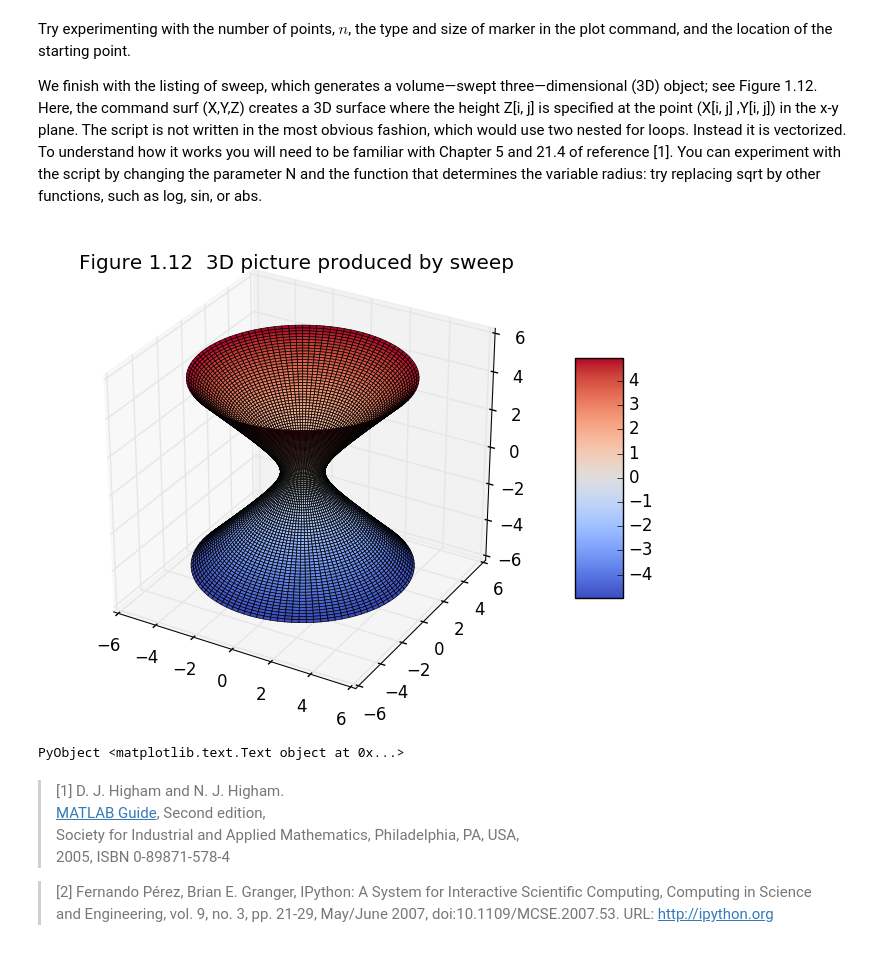
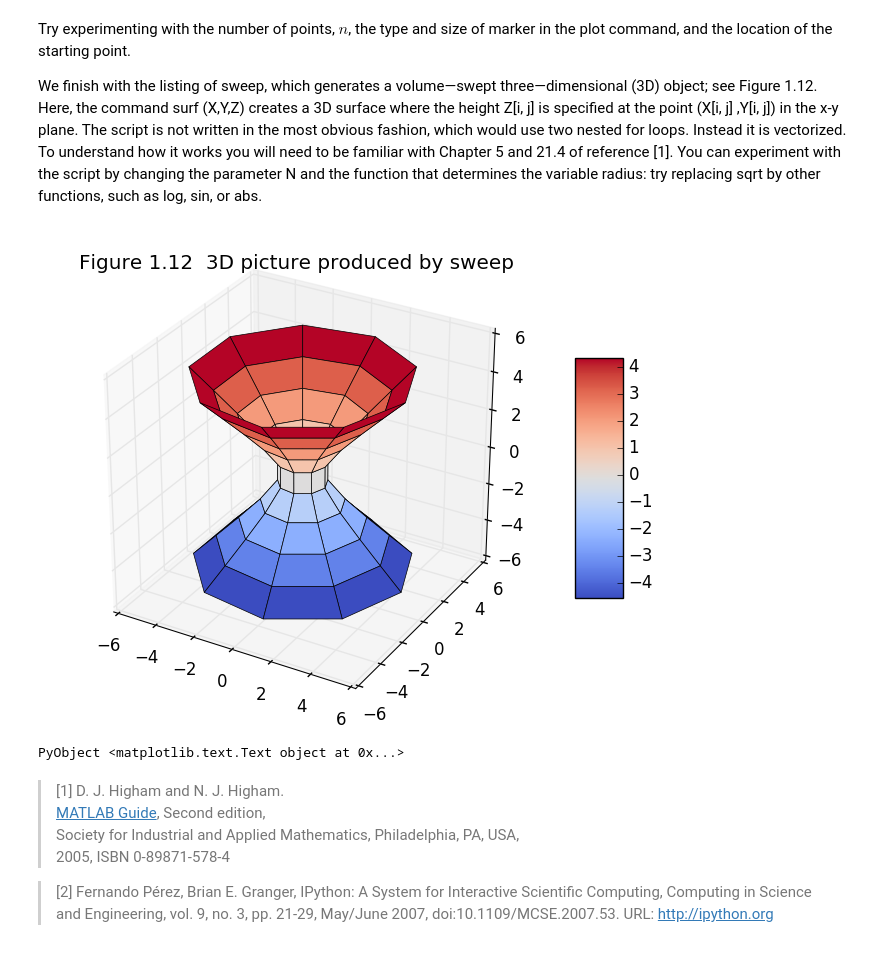
Before and after one commit to macd/dbm_notebooks, a Jupyter notebook: julia_chap1_matlab_guide.ipynb, the cells around one changed output. Drawn from its saved outputs; the diff is of its cells as text; code cells hidden in the pictures.

```diff
--- a/julia_chap1_matlab_guide.ipynb
+++ b/julia_chap1_matlab_guide.ipynb
@@ -654,25 +589,25 @@ We ﬁnish with the listing of sweep, which generates a volume—swept three—d
 # %%
 #  SWEEP   Generates a volume-swept 3D object.
 using PyPlot
 
-n = 100      # Number of increments - try increasing
+n = 10      # Number of increments - try increasing
 
 zz = linspace(-5, 5, n)
 radius = sqrt(1 + zz .^ 2)    # Try changing sqrt to cos, sin, log or abs
 theta = 2pi * linspace(0, 1, n)'
 
 x = radius * cos(theta)
 y = radius * sin(theta)
 z = zz[:, ones(Int, n)]   #  Tony's trick!   Who is Tony?  No idea.
 
 cm = get_cmap("coolwarm")
 surf = plot_surface(x, y, z, rstride=1, cstride=1, cmap=cm,
         linewidth=.5, antialiased=true)
 
 colorbar(surf, shrink=0.5, aspect=5)
 title("Figure 1.12  3D picture produced by sweep")
 # %% [output]
-[figure, old version]
+[figure, new version]
 PyObject <matplotlib.text.Text object at 0x...>
 # %% [markdown]
 >[1] D. J. Higham and N. J. Higham.
```
Also changed, not shown: parts of 35 cells of this notebook, 2 other files.
